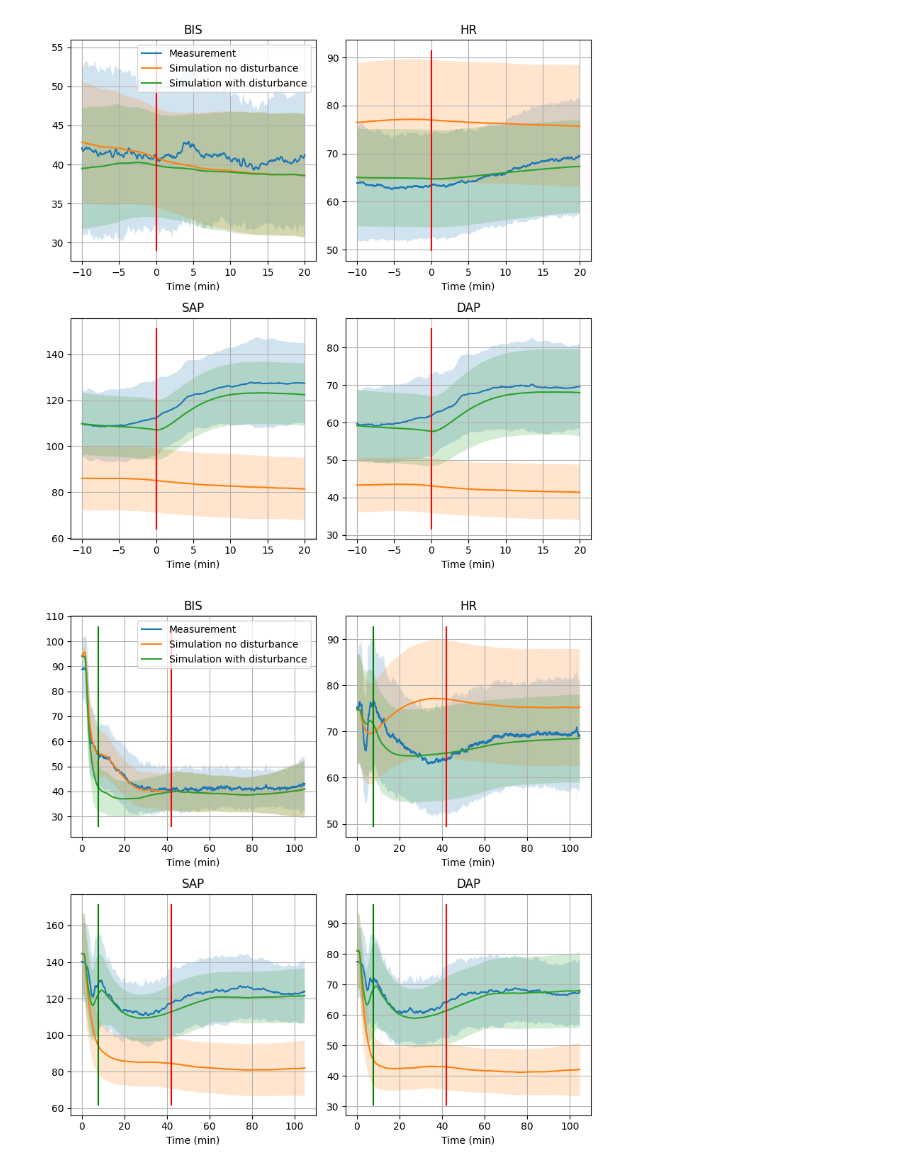
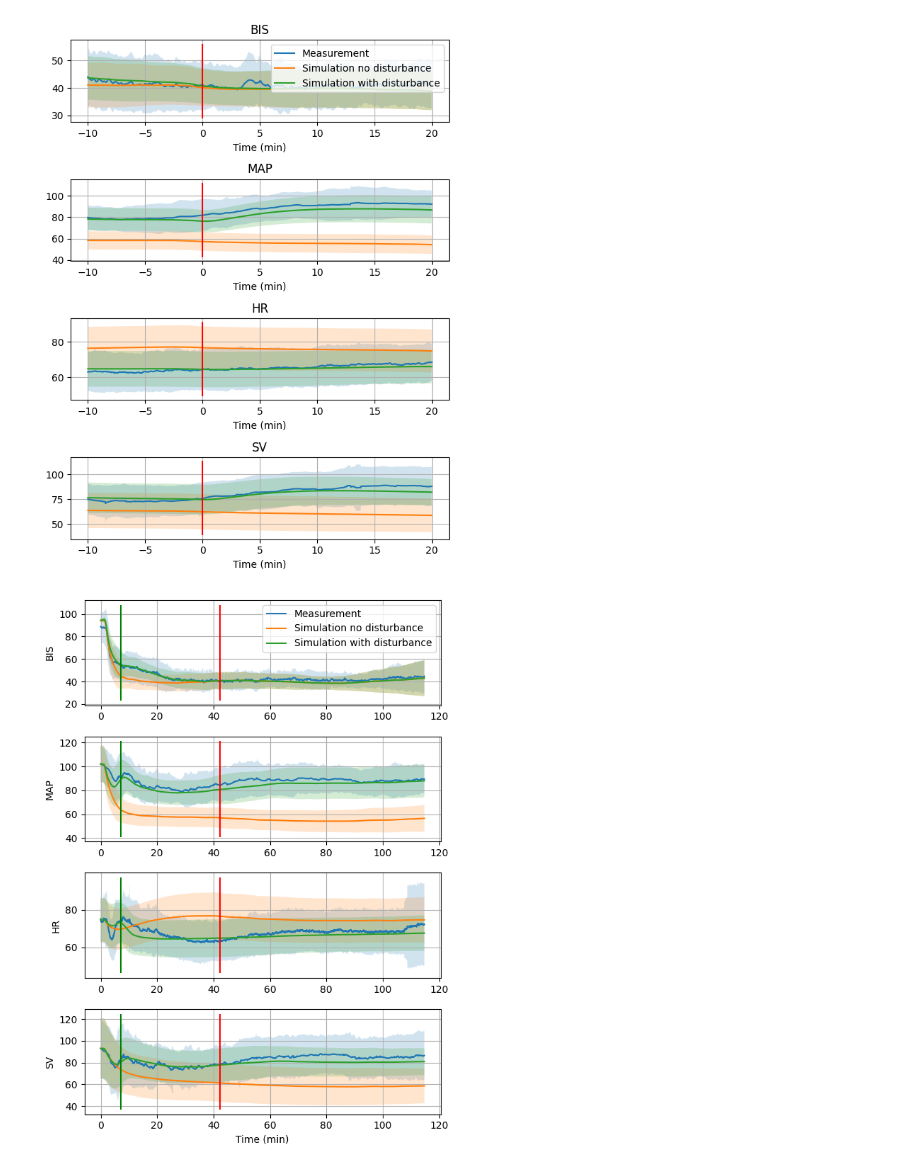
Before and after one commit to AnesthesiaSimulation/stimuli_effect_identification, a Jupyter notebook: scripts/disturbance_vdb.ipynb, the cells around one changed output. Drawn from its saved outputs; the diff is of its cells as text; code cells hidden in the pictures.

```diff
--- a/scripts/disturbance_vdb.ipynb
+++ b/scripts/disturbance_vdb.ipynb
@@ -173,7 +167,7 @@ plt.plot(Patient_simu_dist.hemo_pd.dist_hr)
 #     plt.legend()
 #     plt.show()
 # %%
-signal_list = ['BIS', 'HR', 'SAP', 'DAP']
+signal_list = ['BIS', 'MAP', 'HR', 'SV']
 data_sim_dist = pd.read_csv('./data/simulation_new_param.csv')
 data_sim_dist['MAP'] = data_sim_dist['HR']*data_sim_dist['SV']*data_sim_dist['TPR']
 data_merged = pd.merge(data, data_sim_dist, on=['caseid', 'Time'], how='left', suffixes=('', '_dist'))
@@ -184,9 +176,9 @@ ValueError: operands could not be broadcast together with shapes (1917787,) (0,)
 
 data_merged['Time_aligned'] = data_merged['Time'] - data_merged['intubation_time']
 data_intub = data_merged.query("(Time_aligned>= -5*60) & (Time_aligned <=20*60)").copy()
-plt.figure(figsize=(8,8))
+plt.figure(figsize=(6,8))
 for i, signal in enumerate(signal_list):
-    plt.subplot(2,2,i+1)
+    plt.subplot(4,1,i+1)
     y_measure = data_intub.groupby("Time_aligned")[signal].mean().reset_index()
     y_measure_std = data_intub.groupby("Time_aligned")[signal].std().reset_index()
     y_sim = data_intub.groupby("Time_aligned")[f"{signal}_sim"].mean().reset_index()
@@ -212,6 +204,6 @@ for i, signal in enumerate(signal_list):
     plt.xlabel('Time (min)')
 # plt.suptitle("Aligned on end of intubation")
 plt.tight_layout()
-plt.savefig('output/dist_rmse.pdf', dpi=300)
+plt.savefig('output/dist_intub.png', dpi=300)
 plt.show()
 # %% [output]
@@ -220,9 +212,9 @@ plt.show()
 
 data_merged['Time_aligned'] = data_merged['Time'] - data_merged['opstart']
 data_intub = data_merged.query("(Time_aligned>= -10*60) & (Time_aligned <=20*60)").copy()
-plt.figure(figsize=(8,8))
+plt.figure(figsize=(6,8))
 for i, signal in enumerate(signal_list):
-    plt.subplot(2,2,i+1)
+    plt.subplot(4,1,i+1)
     y_measure = data_intub.groupby("Time_aligned")[signal].mean().reset_index()
     y_measure_std = data_intub.groupby("Time_aligned")[signal].std().reset_index()
     y_sim = data_intub.groupby("Time_aligned")[f"{signal}_sim"].mean().reset_index()
@@ -248,47 +240,47 @@ for i, signal in enumerate(signal_list):
     plt.xlabel('Time (min)')
 # plt.suptitle("Aligned on end of intubation")
 plt.tight_layout()
-plt.savefig('output/dist_rmse.pdf', dpi=300)
+plt.savefig('output/dist_surgery.png', dpi=300)
 plt.show()
 # %% [output]
-[figure, old version]
+[figure, new version]
 # %%
 
 data_merged['Time_aligned'] = data_merged['Time']
 min_case_duration = data.groupby('caseid')['Time'].max().min()
 data_intub = data_merged.query('Time<@min_case_duration').copy()
 intub_median = np.median(data_merged['intubation_time'].unique())
 opstart_median = np.median(data_merged['opstart'].unique())
-plt.figure(figsize=(8,8))
+plt.figure(figsize=(6,8))
 for i, signal in enumerate(signal_list):
-    plt.subplot(2,2,i+1)
+    plt.subplot(4,1,i+1)
     y_measure = data_intub.groupby("Time_aligned")[signal].mean().reset_index()
     y_measure_std = data_intub.groupby("Time_aligned")[signal].std().reset_index()
     y_sim = data_intub.groupby("Time_aligned")[f"{signal}_sim"].mean().reset_index()
     y_sim_std = data_intub.groupby("Time_aligned")[f"{signal}_sim"].std().reset_index()
     y_dist = data_intub.groupby("Time_aligned")[f"{signal}_dist"].mean().reset_index()
     y_dist_std = data_intub.groupby("Time_aligned")[f"{signal}_dist"].std().reset_index()
     x = y_measure['Time_aligned'].values/60
     plt.plot(x, y_measure[f"{signal}"].values, label='Measurement')
     plt.fill_between(x, y_measure[f"{signal}"].values-y_measure_std[f"{signal}"].values, y_measure[f"{signal}"].values+y_measure_std[f"{signal}"].values
     , alpha = 0.2)
     plt.plot(x, y_sim[f"{signal}_sim"].values, label='Simulation no disturbance')
     plt.fill_between(x, y_sim[f"{signal}_sim"].values-y_sim_std[f"{signal}_sim"].values, y_sim[f"{signal}_sim"].values+y_sim_std[f"{signal}_sim"].values
     , alpha = 0.2)
     plt.plot(x, y_dist[f"{signal}_dist"].values, label='Simulation with disturbance')
     plt.fill_between(x, y_dist[f"{signal}_dist"].values-y_dist_std[f"{signal}_dist"].values, y_dist[f"{signal}_dist"].values+y_dist_std[f"{signal}_dist"].values
     , alpha = 0.2)
     ylim = plt.gca().get_ylim()
     plt.vlines(intub_median/60, ylim[0], ylim[1], 'g')
     plt.vlines(opstart_median/60, ylim[0], ylim[1], 'r')
     plt.grid()
-    plt.title(signal)
+    plt.ylabel(signal)
     if i==0:
-        plt.legend()
-    plt.xlabel('Time (min)')
+        plt.legend(loc="upper right")
+plt.xlabel('Time (min)')
 # plt.suptitle("Aligned on end of intubation")
 plt.tight_layout()
-plt.savefig('output/dist_rmse.pdf', dpi=300)
+plt.savefig('output/dist_all.pdf', dpi=300)
 plt.show()
 # %% [output]
-[figure, old version]
+[figure, new version]
```
Also changed, not shown: parts of 6 cells of this notebook, 10 other files.
